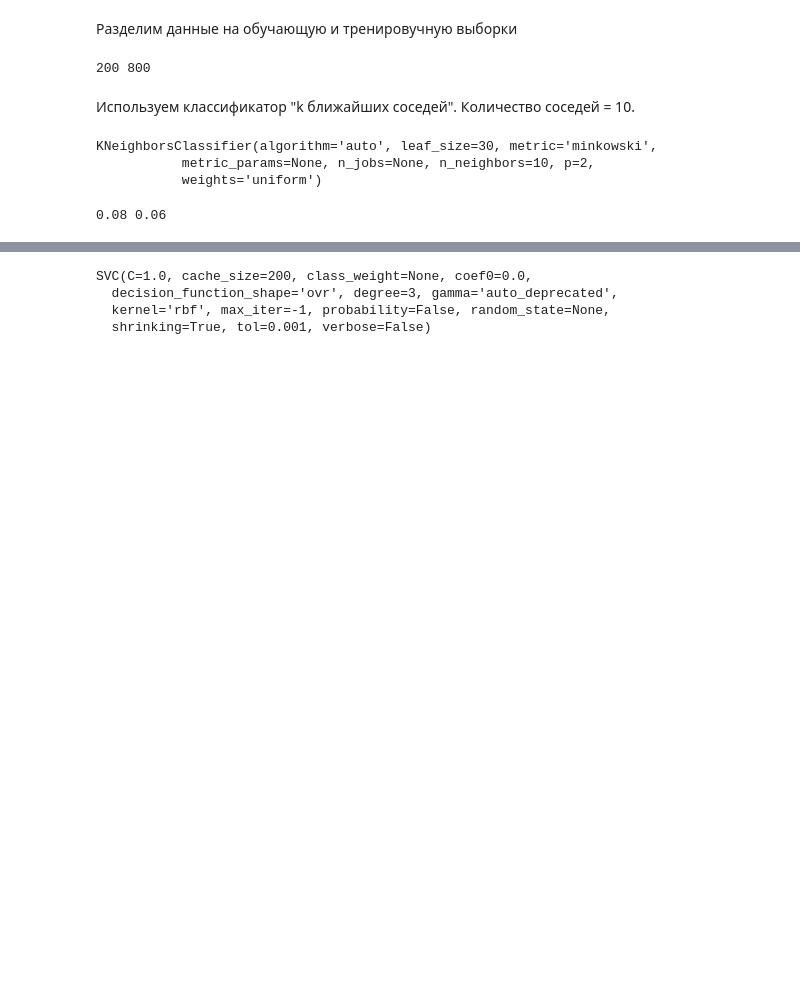
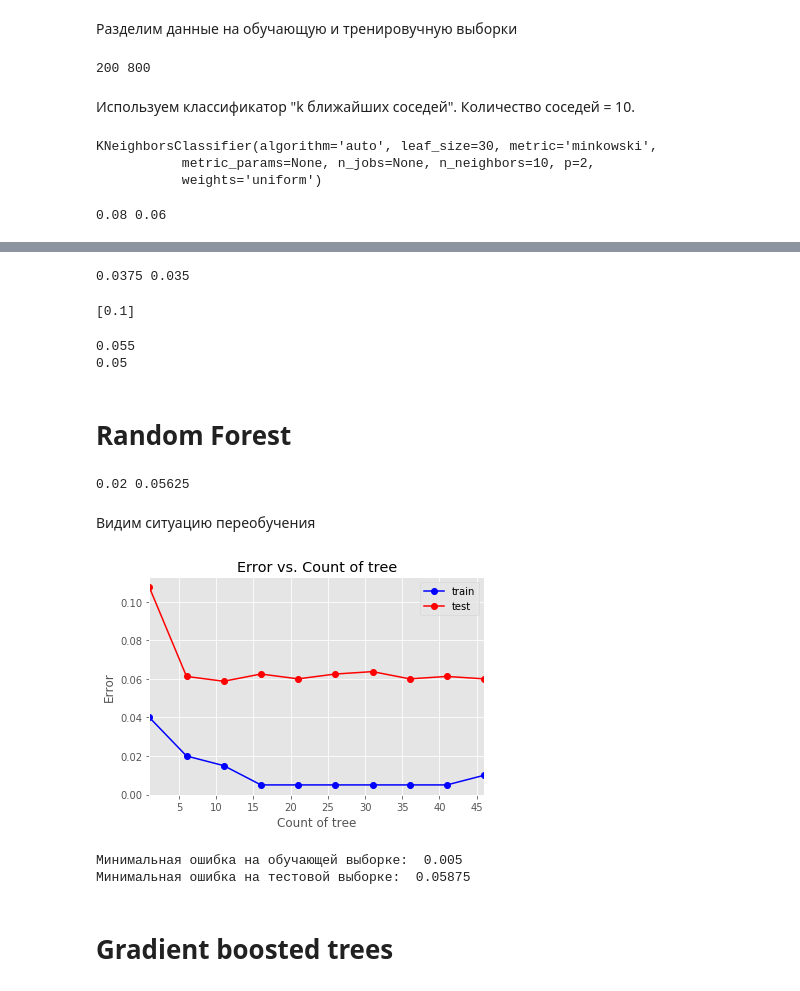
Before and after one commit to MichaelMurashov/MachineLearning, a Jupyter notebook: main.ipynb, the cells around one changed output, grey strips where cells are left out. Drawn from its saved outputs; the diff is of its cells as text; code cells hidden in the pictures; blank space fills up the shorter version.

```diff
--- a/main.ipynb
+++ b/main.ipynb
@@ -209,16 +269,72 @@ print(best_cv_err, best_n_neighbors)
+# %%
+min_train_err = np.min(train_err)
+min_test_err = np.min(test_err)
+print(min_train_err, min_test_err)
+# %% [output]
+0.0375 0.035
+# %%
+alpha_opt = alpha_arr[test_err == min_test_err]
+print(alpha_opt)
+# %% [output]
+[0.1]
+# %%
+mlp_model = MLPClassifier(alpha=alpha_opt, hidden_layer_sizes=(1,), solver='lbfgs',
+                          activation='logistic', random_state=42)
+mlp_model.fit(X_train, y_train)
+
+y_train_pred = mlp_model.predict(X_train)
+y_test_pred = mlp_model.predict(X_test)
+print(np.mean(y_train != y_train_pred))
+print(np.mean(y_test != y_test_pred))
+# %% [output]
+0.055
+0.05
+# %% [markdown]
+# Random Forest
 # %%
-knn = KNeighborsClassifier(n_neighbors=best_n_neighbors).fit(X_train, y_train)
+from sklearn import ensemble
+rf = ensemble.RandomForestClassifier(n_estimators=10)
+rf.fit(X_train, y_train)
 
-err_train = np.mean(y_train != knn.predict(X_train))
-err_test = np.mean(y_test != knn.predict(X_test))
+err_train = np.mean(y_train != rf.predict(X_train))
+err_test = np.mean(y_test != rf.predict(X_test))
 
 print(err_train, err_test)
+# %% [output]
+0.02 0.05625
-# %%
-from sklearn.svm import SVC
-svc = SVC()
-svc.fit(X_train, y_train)
-# %% [output]
-SVC(C=1.0, cache_size=200, class_weight=None, coef0=0.0,
-  decision_function_shape='ovr', degree=3, gamma='auto_deprecated',
-  kernel='rbf', max_iter=-1, probability=False, random_state=None,
-  shrinking=True, tol=0.001, verbose=False)
+# %% [markdown]
+Видим ситуацию переобучения
+# %%
+tree_arr = np.arange(1, 50, 5)
+test_err = []
+train_err = []
+
+for tree in tree_arr:
+    rf = ensemble.RandomForestClassifier(n_estimators=tree)
+    rf.fit(X_train, y_train)
+    y_train_pred = rf.predict(X_train)
+    y_test_pred = rf.predict(X_test)
+    train_err.append(np.mean(y_train != y_train_pred))
+    test_err.append(np.mean(y_test != y_test_pred))
+# %%
+plt.plot(tree_arr, train_err, 'b-o', label='train')
+plt.plot(tree_arr, test_err, 'r-o', label='test')
+plt.xlim([np.min(tree_arr), np.max(tree_arr)])
+plt.title('Error vs. Count of tree')
+plt.xlabel('Count of tree')
+plt.ylabel('Error')
+plt.legend()
+pass
+# %% [output]
+[figure, added]
+# %%
+min_train_err = np.min(train_err)
+min_test_err = np.min(test_err)
+
+print("Минимальная ошибка на обучающей выборке: ", min_train_err)
+print("Минимальная ошибка на тестовой выборке: ", min_test_err)
+# %% [output]
+Минимальная ошибка на обучающей выборке:  0.005
+Минимальная ошибка на тестовой выборке:  0.05875
+# %% [markdown]
+# Gradient boosted trees
```
Also changed, not shown: parts of 25 cells of this notebook.
